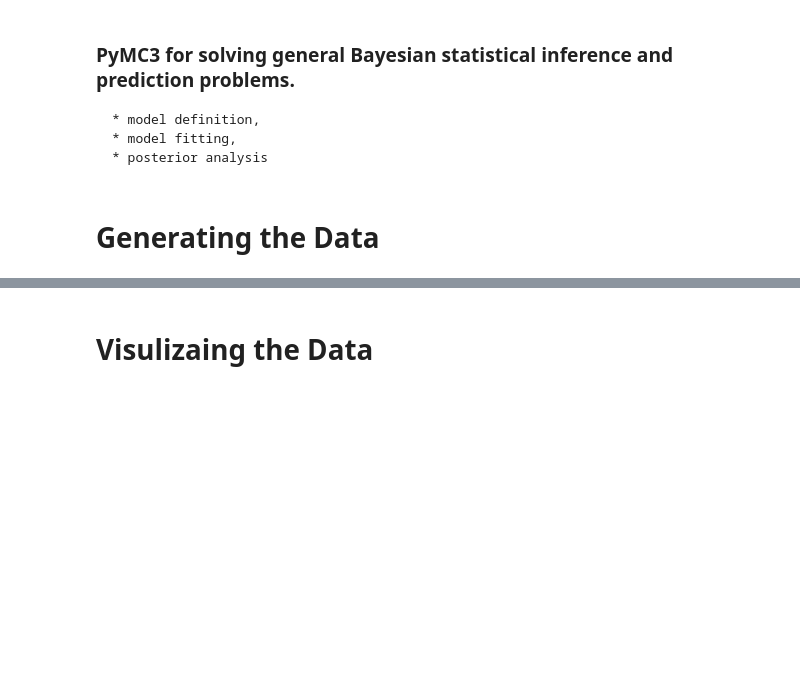
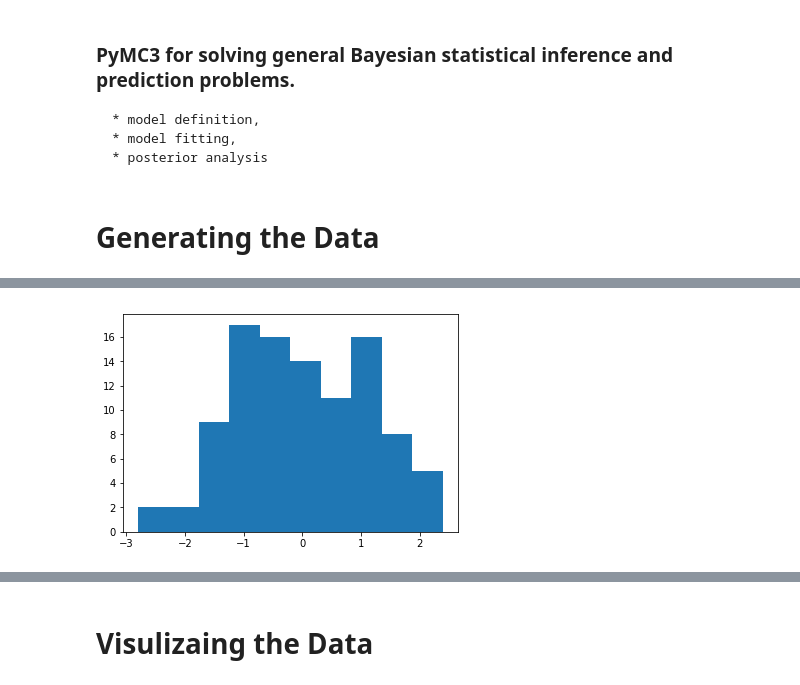
Before and after one commit to alhaol/pymc3, a Jupyter notebook: GetStartedPyMC3.ipynb, the cells around one changed output, grey strips where cells are left out. Saved outputs shown, nothing was run; the diff lists cells and outputs as text; code cells hidden in the pictures; blank space fills up the shorter version.

```diff
--- a/GetStartedPyMC3.ipynb
+++ b/GetStartedPyMC3.ipynb
@@ -41,0 +47,5 @@ Y = alpha + beta[0]*X1 + beta[1]*X2 + np.random.randn(size)*sigma
+# %%
+plt.hist(beta[0]*X1 )
+plt.show()
+# %% [output]
+[figure, added]
```
Also changed, not shown: parts of 16 cells of this notebook, 10 other files.
